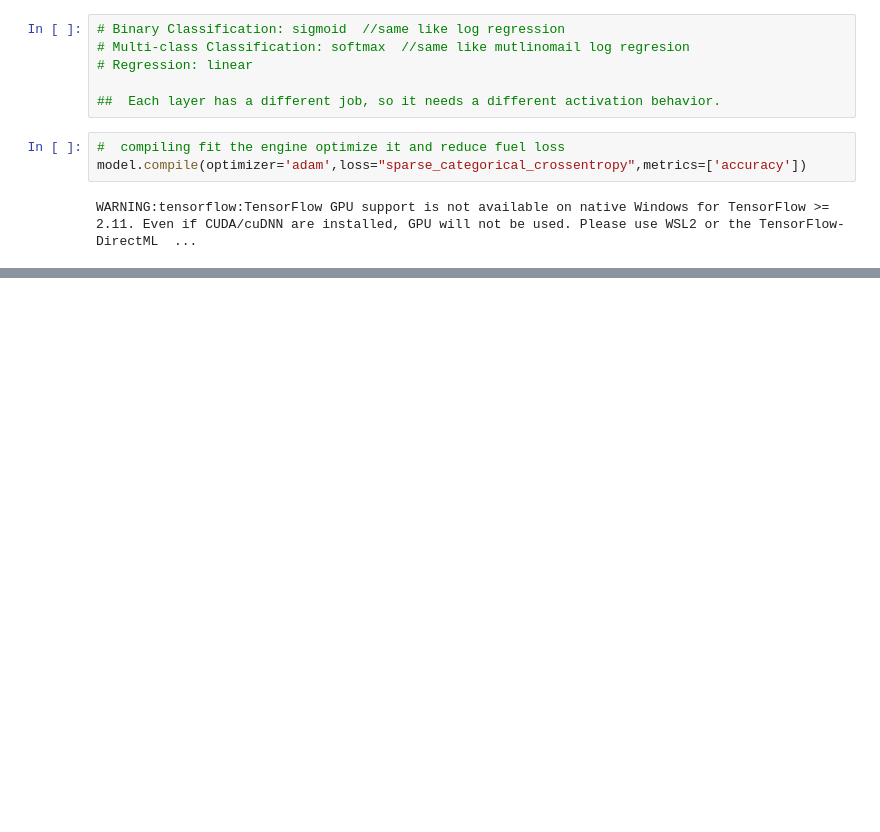
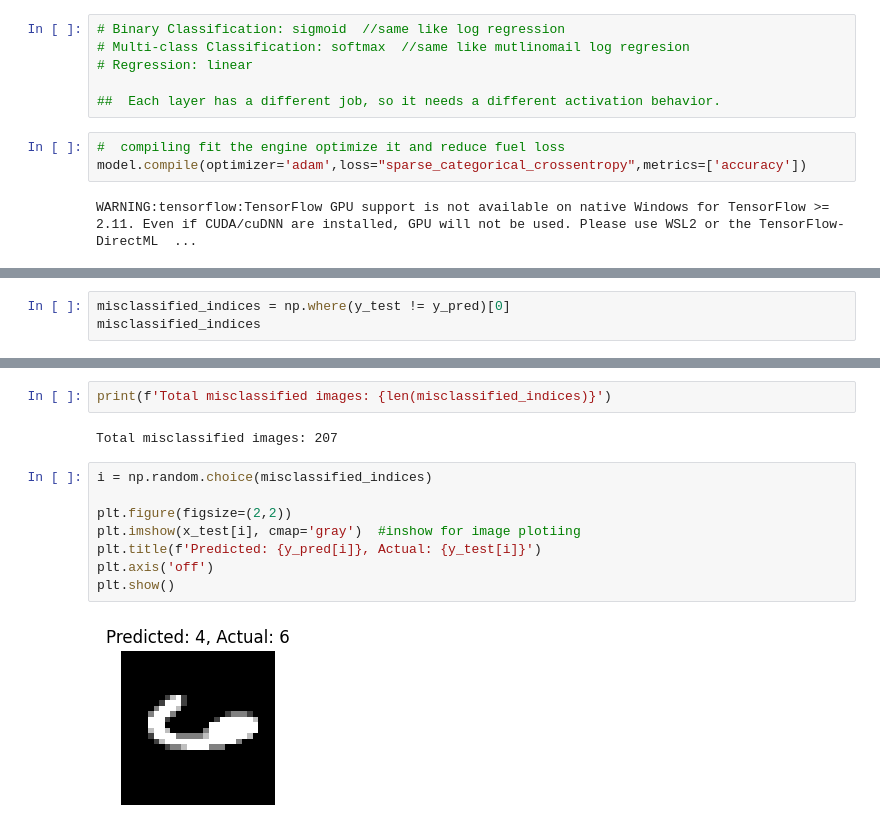
Before and after one commit to harshit11purohit/DEEP-LEARNING, a Jupyter notebook: ann_image_classification.ipynb, the cells around one changed output, grey strips where cells are left out. Cells and saved outputs as stored; diff of their text form; blank space fills up the shorter version.

```diff
--- a/ann_image_classification.ipynb
+++ b/ann_image_classification.ipynb
@@ -197,0 +285,3 @@ Epoch 10/10
+# %%
+misclassified_indices = np.where(y_test != y_pred)[0]
+misclassified_indices
@@ -197,0 +308,14 @@ Epoch 10/10
+# %%
+print(f'Total misclassified images: {len(misclassified_indices)}')
+# %% [output]
+Total misclassified images: 207
+# %%
+i = np.random.choice(misclassified_indices)
+
+plt.figure(figsize=(2,2))
+plt.imshow(x_test[i], cmap='gray')  #inshow for image plotiing
+plt.title(f'Predicted: {y_pred[i]}, Actual: {y_test[i]}')
+plt.axis('off')
+plt.show()
+# %% [output]
+[figure, added]
```
Also changed, not shown: parts of 27 cells of this notebook, 1 other file.
